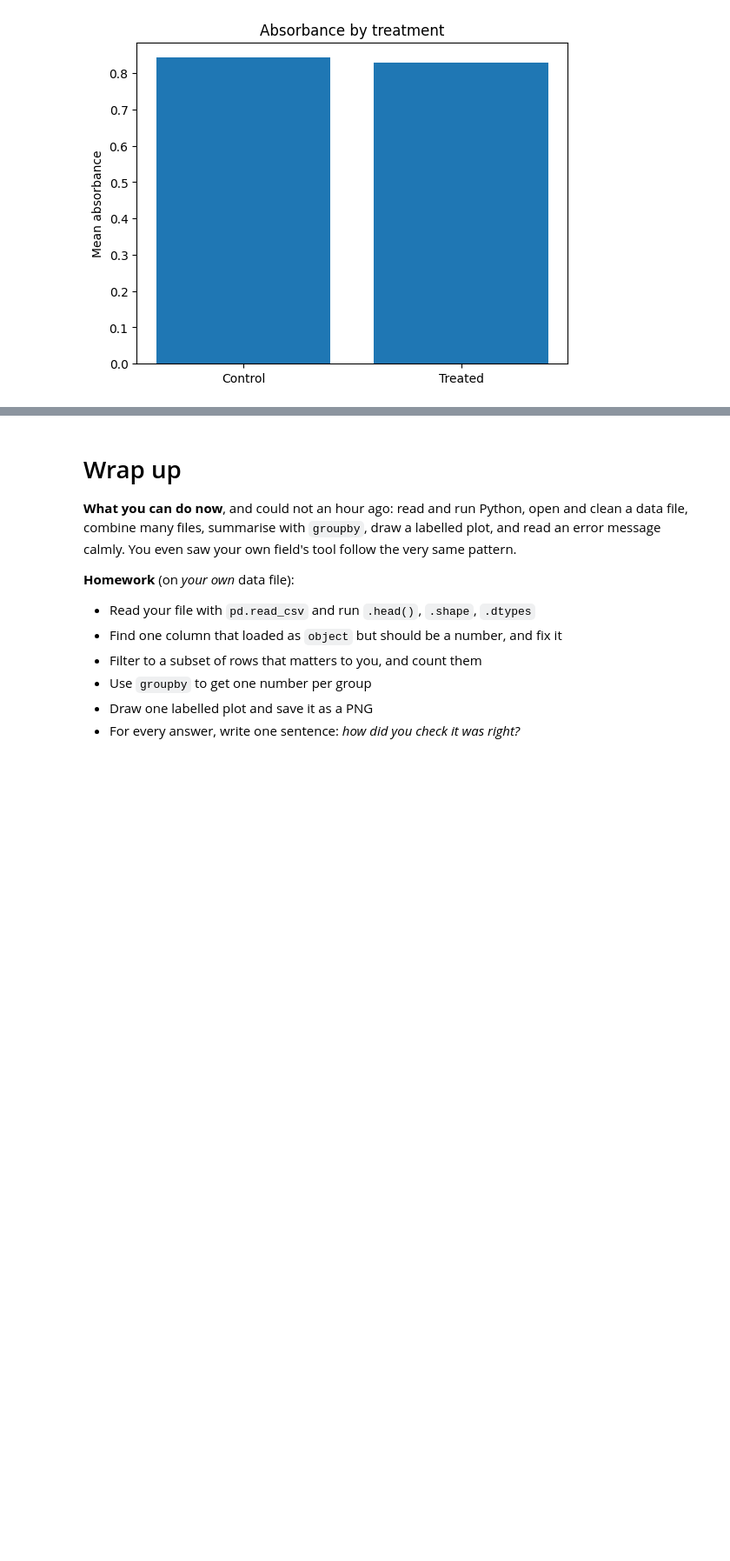
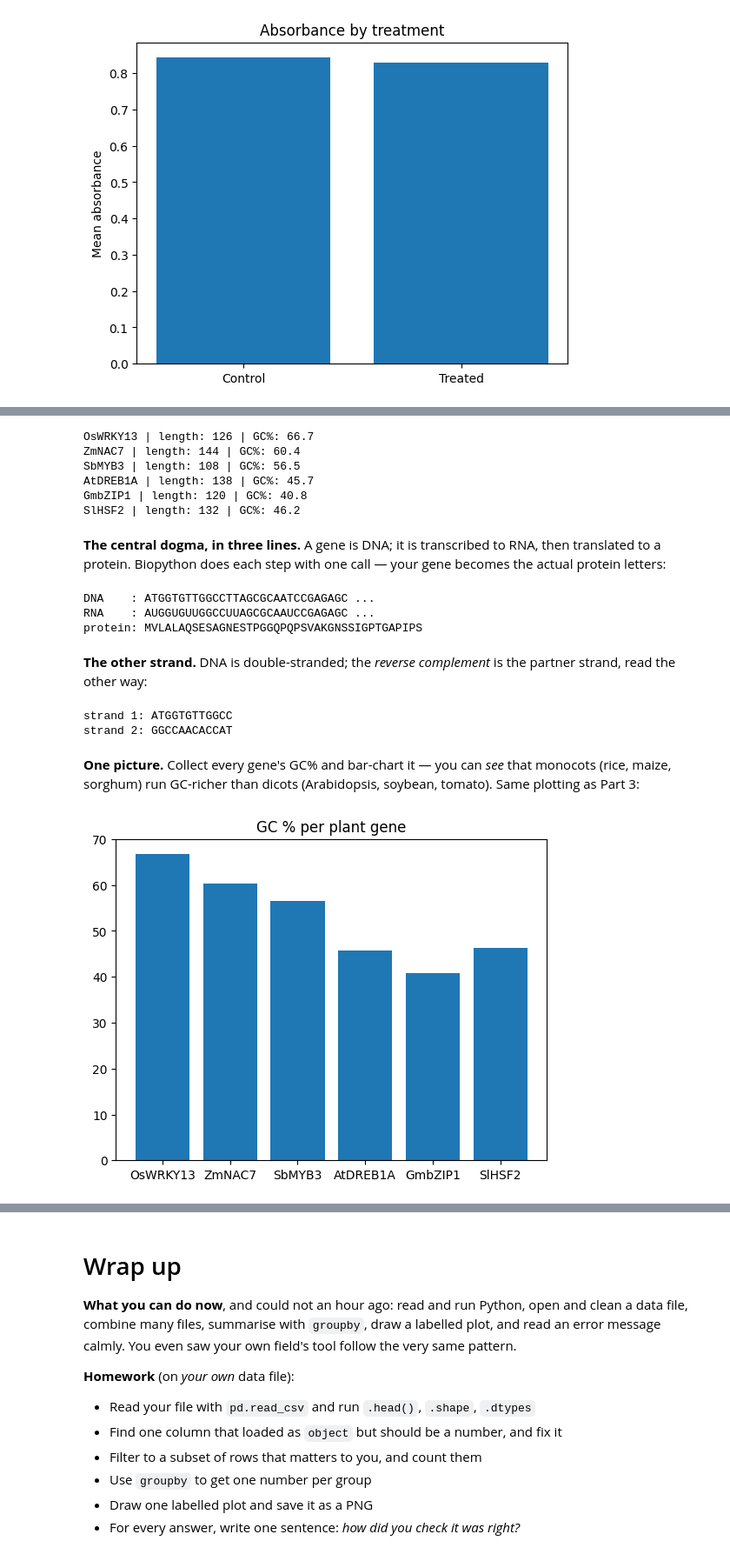
Before and after one commit to sanzidikawsar/python-crash-course, a Jupyter notebook: notebooks/01_complete.ipynb, the cells around one changed output, grey strips where cells are left out. Shown at 87% size. Cells and saved outputs as stored; diff of their text form; code cells hidden in the pictures; blank space fills up the shorter version.

```diff
--- a/notebooks/01_complete.ipynb
+++ b/notebooks/01_complete.ipynb
@@ -399,0 +393,45 @@ GC%: 100.0
+# %%
+url = "https://raw.githubusercontent.com/sanzidikawsar/python-crash-course/main/data/genomics/plant_genes.fasta"
+urllib.request.urlretrieve(url, "plant_genes.fasta")
+for gene in SeqIO.parse("plant_genes.fasta", "fasta"):
+    print(gene.id, "| length:", len(gene.seq), "| GC%:", round(gc_fraction(gene.seq) * 100, 1))
+# %% [output]
+OsWRKY13 | length: 126 | GC%: 66.7
+ZmNAC7 | length: 144 | GC%: 60.4
+SbMYB3 | length: 108 | GC%: 56.5
+AtDREB1A | length: 138 | GC%: 45.7
+GmbZIP1 | length: 120 | GC%: 40.8
+SlHSF2 | length: 132 | GC%: 46.2
+# %% [markdown]
+**The central dogma, in three lines.** A gene is DNA; it is transcribed to RNA, then translated to a protein. Biopython does each step with one call — your gene becomes the actual protein letters:
+# %%
+first_gene = next(SeqIO.parse("plant_genes.fasta", "fasta"))
+print("DNA    :", first_gene.seq[:30], "...")
+print("RNA    :", first_gene.seq.transcribe()[:30], "...")
+print("protein:", first_gene.seq.translate(to_stop=True))
+# %% [output]
+DNA    : ATGGTGTTGGCCTTAGCGCAATCCGAGAGC ...
+RNA    : AUGGUGUUGGCCUUAGCGCAAUCCGAGAGC ...
+protein: MVLALAQSESAGNESTPGGQPQPSVAKGNSSIGPTGAPIPS
+# %% [markdown]
+**The other strand.** DNA is double-stranded; the *reverse complement* is the partner strand, read the other way:
+# %%
+piece = first_gene.seq[:12]
+print("strand 1:", piece)
+print("strand 2:", piece.reverse_complement())
+# %% [output]
+strand 1: ATGGTGTTGGCC
+strand 2: GGCCAACACCAT
+# %% [markdown]
+**One picture.** Collect every gene's GC% and bar-chart it — you can *see* that monocots (rice, maize, sorghum) run GC-richer than dicots (Arabidopsis, soybean, tomato). Same plotting as Part 3:
+# %%
+ids = []
+gc = []
+for gene in SeqIO.parse("plant_genes.fasta", "fasta"):
+    ids.append(gene.id)
+    gc.append(round(gc_fraction(gene.seq) * 100, 1))
+plt.bar(ids, gc)
+plt.title("GC % per plant gene")
+plt.show()
+# %% [output]
+[figure, added]
```
Also changed, not shown: parts of 15 cells of this notebook, 4 other files.
